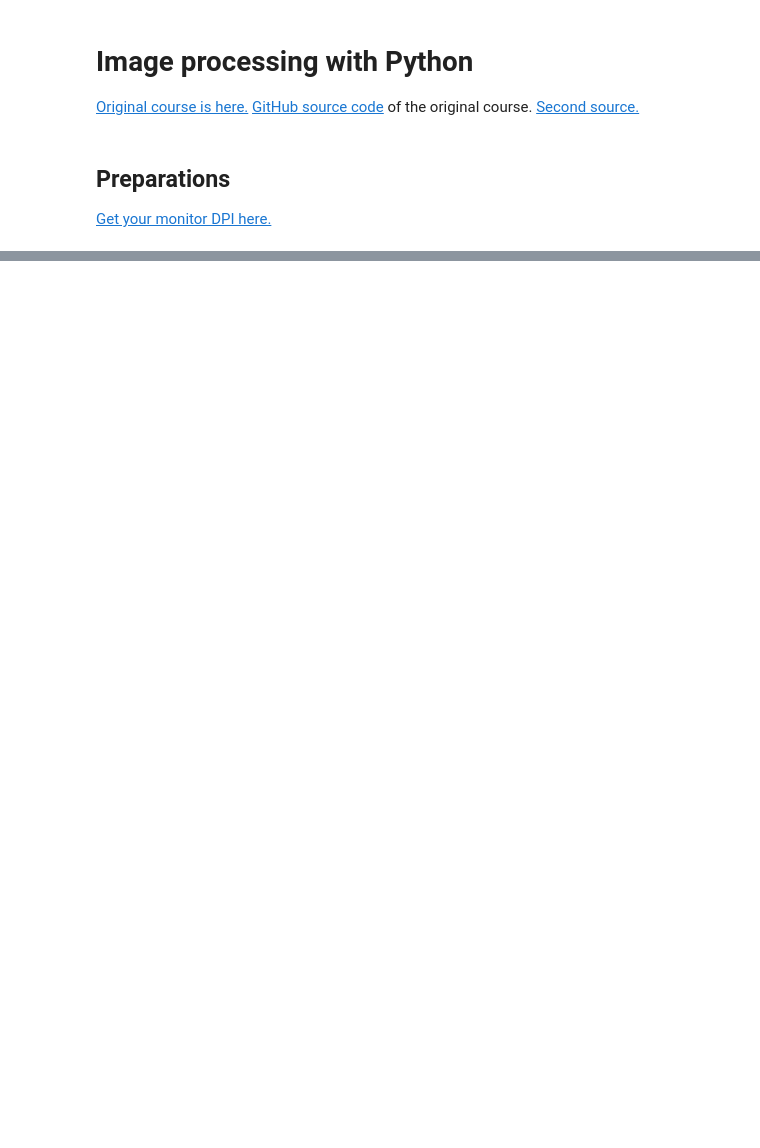
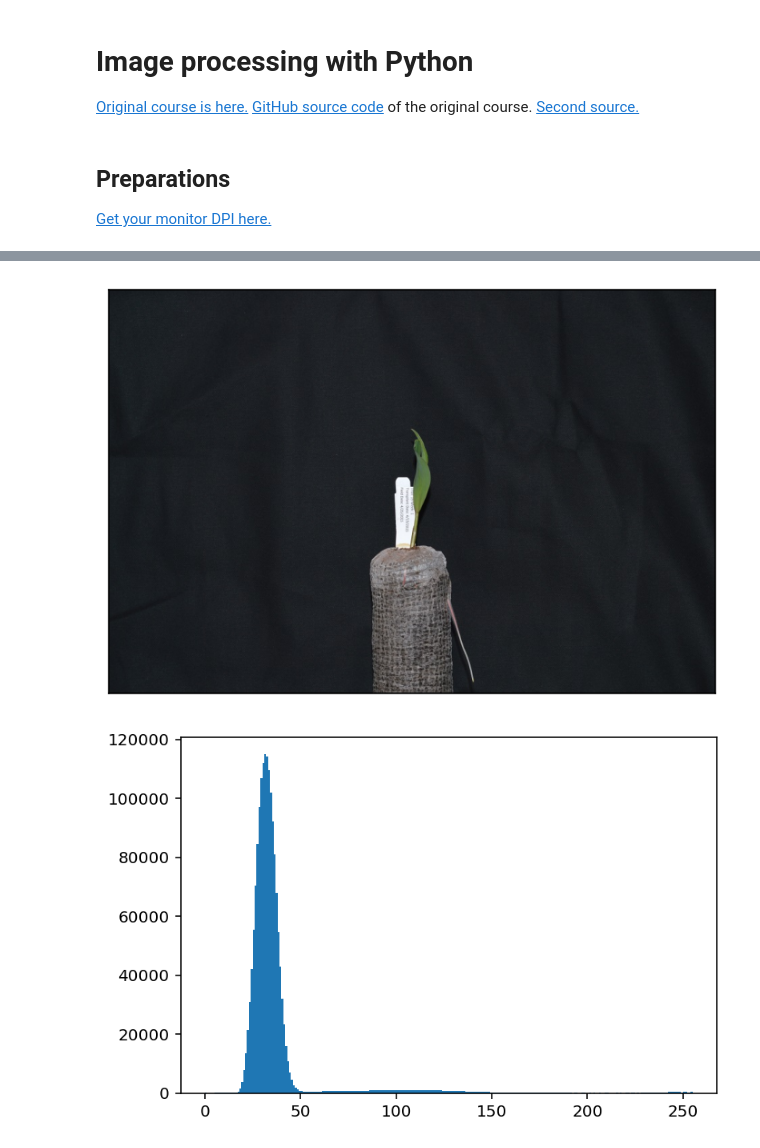
Before and after one commit to mmeshok/for_resume, a Jupyter notebook: Image Processing.ipynb, the cells around one changed output, grey strips where cells are left out. Drawn from its saved outputs; the diff is of its cells as text; code cells hidden in the pictures; blank space fills up the shorter version.

```diff
--- a/Image Processing.ipynb
+++ b/Image Processing.ipynb
@@ -48,0 +159,9 @@ array([[[158, 170, 172],
+# %%
+image = get_image(img7)
+size = (6, 4)
+show_image(image, size)
+show_hist(img7, size)
+show_np_hist(image)
+# %% [output]
+[figure, added]
+[figure, added]
```
Also changed, not shown: parts of 11 cells of this notebook.
